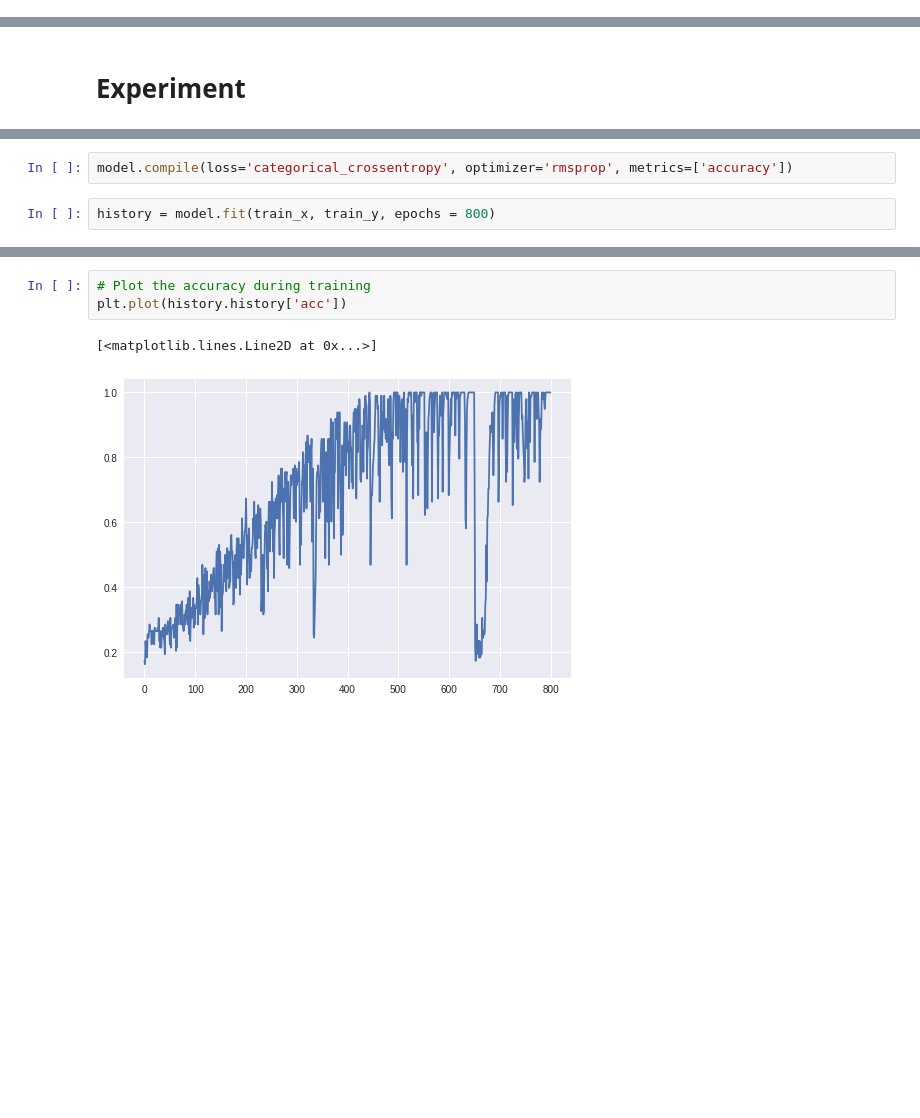
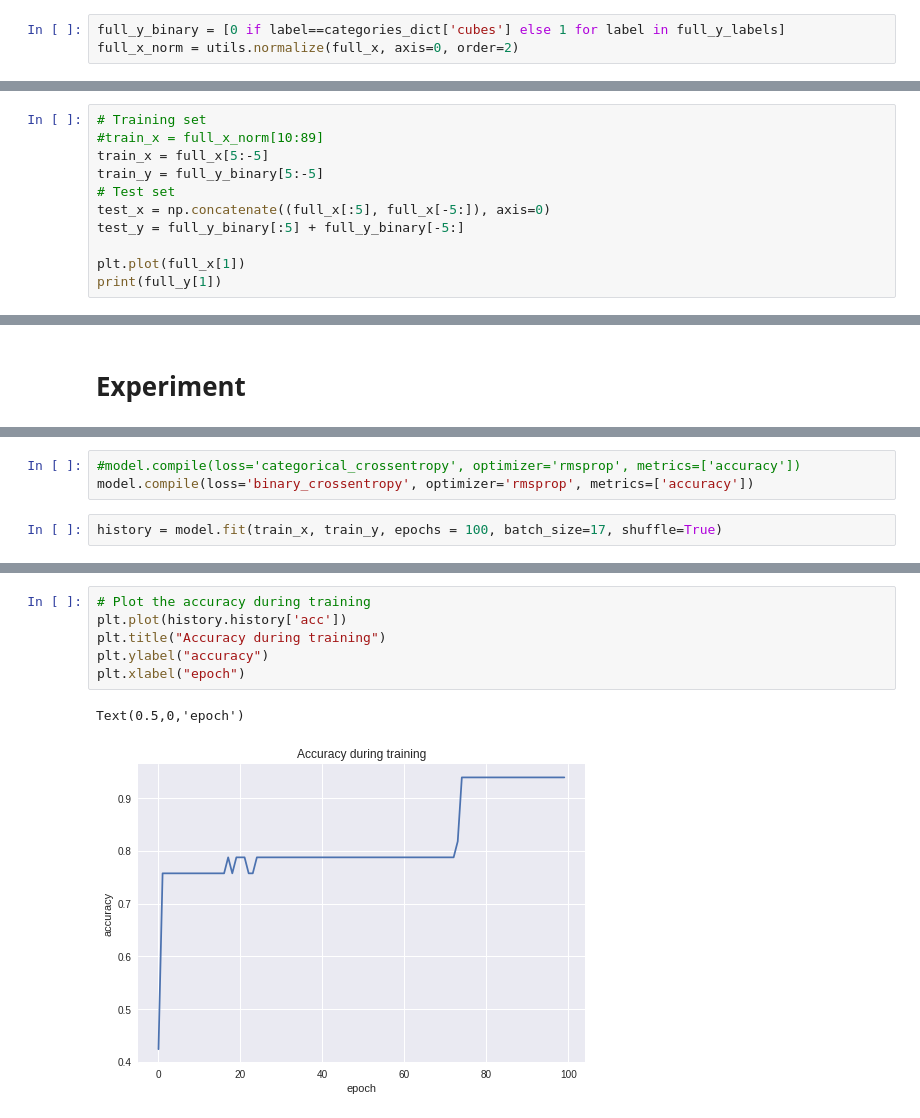
Before and after one commit to iegorval/neural_nets, a Jupyter notebook: Robot.ipynb, the cells around one changed output, grey strips where cells are left out. Drawn from its saved outputs; the diff is of its cells as text; blank space fills up the shorter version.

```diff
--- a/Robot.ipynb
+++ b/Robot.ipynb
@@ -147,0 +185,3 @@ print(train_x.shape, train_y.shape)
+# %%
+full_y_binary = [0 if label==categories_dict['cubes'] else 1 for label in full_y_labels]
+full_x_norm = utils.normalize(full_x, axis=0, order=2)
@@ -147,0 +201,11 @@ print(train_x.shape, train_y.shape)
+# %%
+# Training set
+#train_x = full_x_norm[10:89]
+train_x = full_x[5:-5]
+train_y = full_y_binary[5:-5]
+# Test set
+test_x = np.concatenate((full_x[:5], full_x[-5:]), axis=0)
+test_y = full_y_binary[:5] + full_y_binary[-5:]
+
+plt.plot(full_x[1])
+print(full_y[1])
@@ -171,7 +242,8 @@ Trainable params: 198,918
 Non-trainable params: 0
 _________________________________________________________________
 # %%
-model.compile(loss='categorical_crossentropy', optimizer='rmsprop', metrics=['accuracy'])
+#model.compile(loss='categorical_crossentropy', optimizer='rmsprop', metrics=['accuracy'])
+model.compile(loss='binary_crossentropy', optimizer='rmsprop', metrics=['accuracy'])
 # %%
-history = model.fit(train_x, train_y, epochs = 800)
+history = model.fit(train_x, train_y, epochs = 100, batch_size=17, shuffle=True)
 # %% [output]
@@ -195,6 +267,9 @@ Epoch 800/800
 # %%
 # Plot the accuracy during training
 plt.plot(history.history['acc'])
+plt.title("Accuracy during training")
+plt.ylabel("accuracy")
+plt.xlabel("epoch")
 # %% [output]
-[<matplotlib.lines.Line2D at 0x...>]
+Text(0.5,0,'epoch')
-[figure, old version]
+[figure, new version]
```
Also changed, not shown: parts of 21 cells of this notebook.
